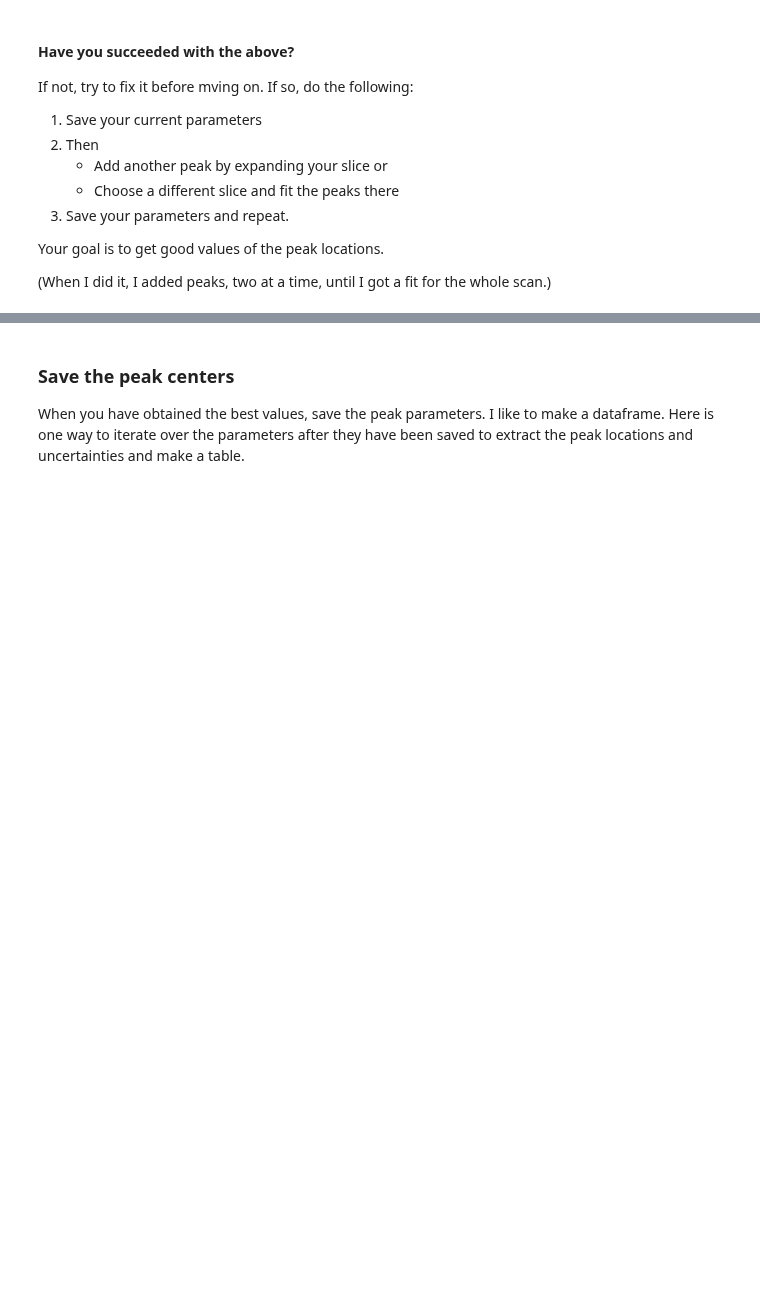
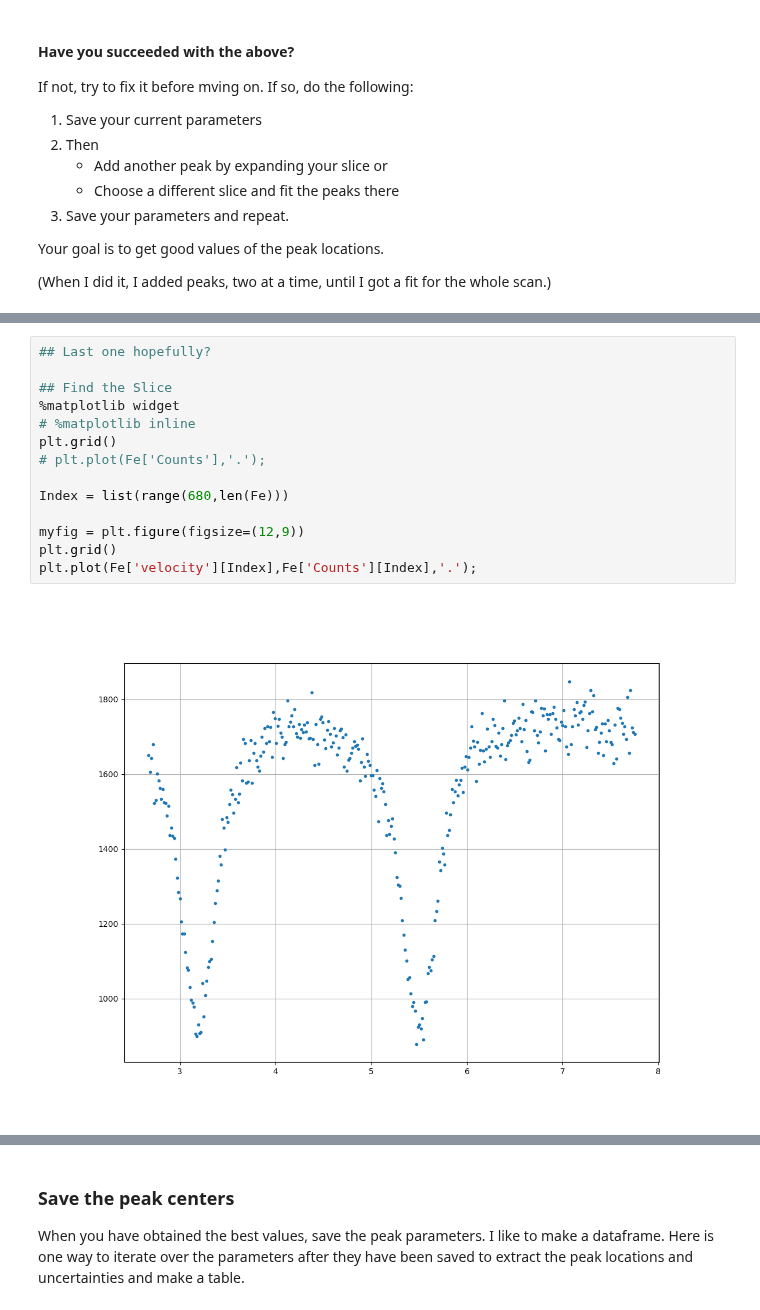
Before and after one commit to nattitanic/phys431, a Jupyter notebook: mossbauer-spectroscopy-main/Mossbauer Full Analysis (Template).ipynb, the cells around one changed output, grey strips where cells are left out. Saved outputs shown, nothing was run; the diff lists cells and outputs as text; blank space fills up the shorter version.

```diff
--- a/mossbauer-spectroscopy-main/Mossbauer Full Analysis (Template).ipynb
+++ b/mossbauer-spectroscopy-main/Mossbauer Full Analysis (Template).ipynb
@@ -308,0 +323,16 @@ model_fit.plot(fig=myfig);
+# %%
+## Last one hopefully?
+
+## Find the Slice
+%matplotlib widget
+# %matplotlib inline
+plt.grid()
+# plt.plot(Fe['Counts'],'.');
+
+Index = list(range(680,len(Fe)))
+
+myfig = plt.figure(figsize=(12,9))
+plt.grid()
+plt.plot(Fe['velocity'][Index],Fe['Counts'][Index],'.');
+# %% [output]
+[figure, added]
```
Also changed, not shown: parts of 6 cells of this notebook.
